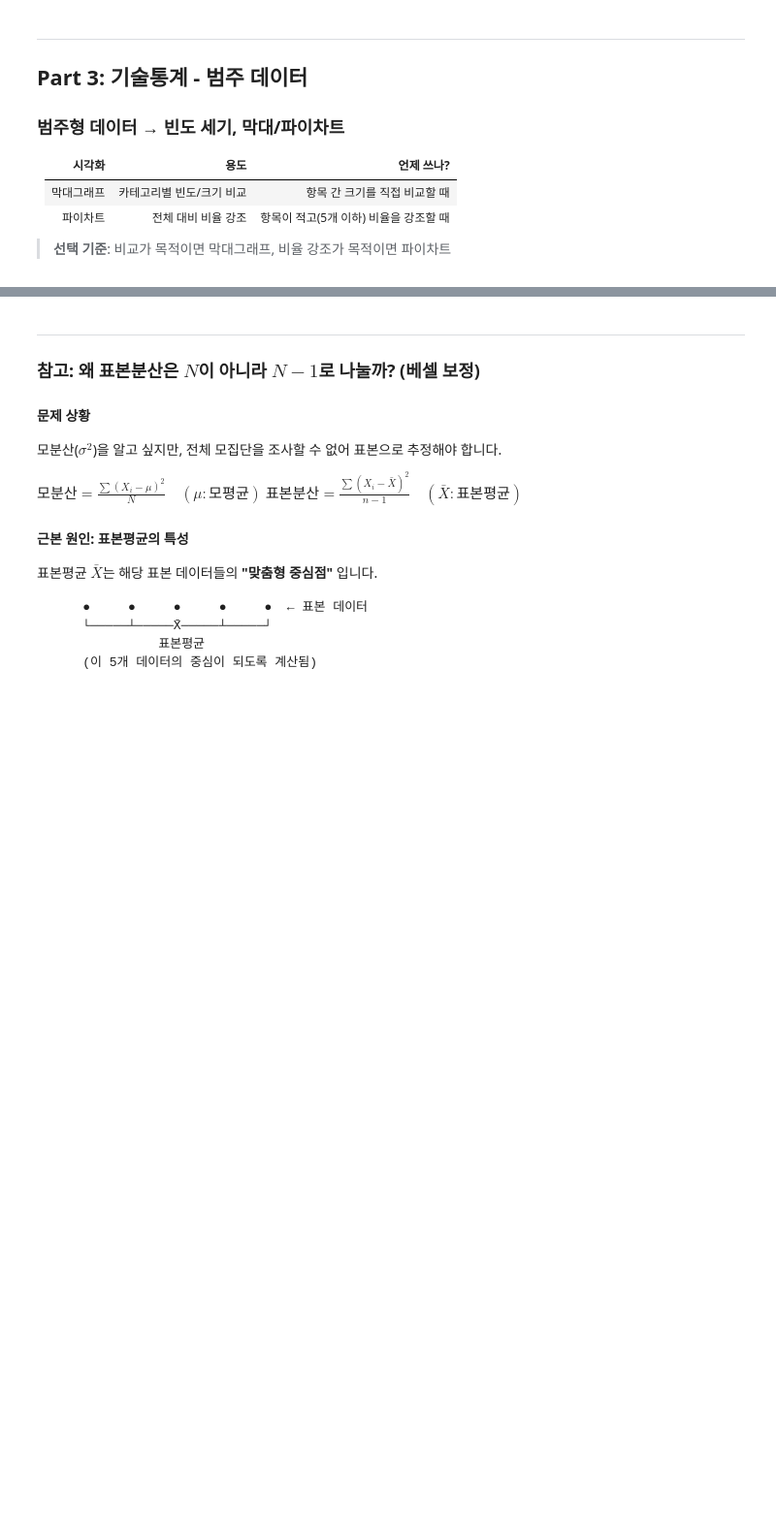
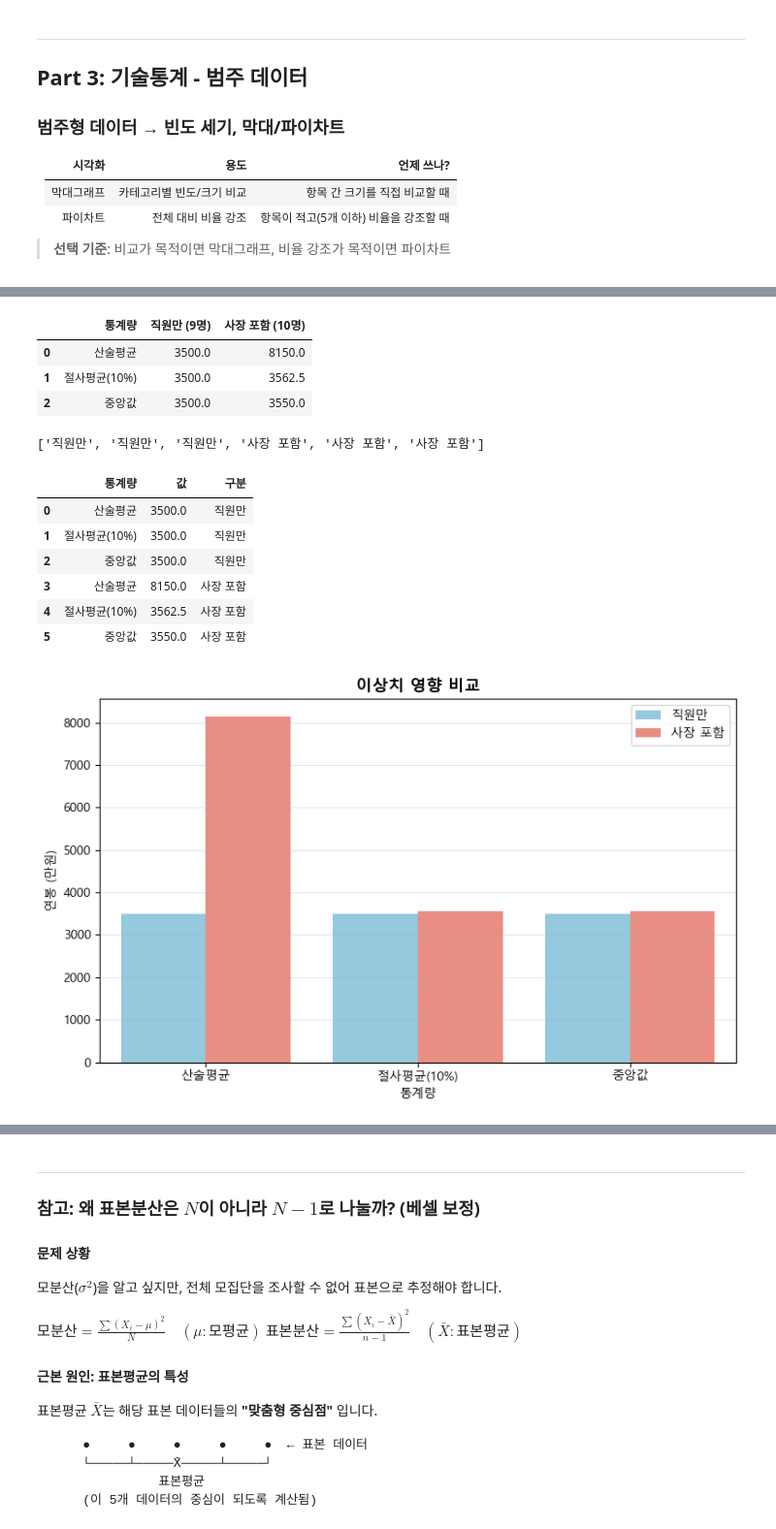
Before and after one commit to SeolMuah/statistics-practice-python, a Jupyter notebook: practice_01.ipynb, the cells around one changed output, grey strips where cells are left out. Shown at 97% size. Cells and saved outputs as stored; diff of their text form; code cells hidden in the pictures; blank space fills up the shorter version.

```diff
--- a/practice_01.ipynb
+++ b/practice_01.ipynb
@@ -278,3 +443,15 @@ employees = pd.Series([3000, 3200, 3300, 3400, 3500, 3600, 3700, 3800, 4000])
 
 # 사장 포함 (5억 = 50000만원)
 with_ceo = pd.concat([employees, pd.Series([50000])], ignore_index=True)
+
+comparison = pd.DataFrame({
+    '통계량':['산술평균', '절사평균(10%)', '중앙값'],
+    '직원만 (9명)' : [employees.mean(), stats.trim_mean(employees, 0.1), employees.median()],
+    '사장 포함 (10명)' : [with_ceo.mean(), stats.trim_mean(with_ceo, 0.1), with_ceo.median()],
+})
+display(comparison)
+# %% [output]
+|  | 통계량 | 직원만 (9명) | 사장 포함 (10명) |
+| 0 | 산술평균 | 3500.0 | 8150.0 |
+| 1 | 절사평균(10%) | 3500.0 | 3562.5 |
+| 2 | 중앙값 | 3500.0 | 3550.0 |
@@ -283,3 +458,38 @@ with_ceo = pd.concat([employees, pd.Series([50000])], ignore_index=True)
+# %%
+['산술평균', '절사평균(10%)', '중앙값'] * 2
+['원우'] * 10
+['직원만'] * 3 + ['사장 포함'] * 3
+# %% [output]
+['직원만', '직원만', '직원만', '사장 포함', '사장 포함', '사장 포함']
+# %%
+# 비교 막대그래프
+fig, ax = plt.subplots(figsize=(8, 5))
+
+compare_df = pd.DataFrame({
+    '통계량': ['산술평균', '절사평균(10%)', '중앙값'] * 2,
+    '값': [employees.mean(), stats.trim_mean(employees, 0.10), employees.median(),
+           with_ceo.mean(), stats.trim_mean(with_ceo, 0.10), with_ceo.median()],
+    '구분': ['직원만'] * 3 + ['사장 포함'] * 3
+})
+display(compare_df) #값 확인
+
+sns.barplot(data=compare_df, x='통계량', y='값', hue='구분', palette=['skyblue', 'salmon'], ax=ax)
+ax.set_title('이상치 영향 비교', fontsize=13, fontweight='bold')
+ax.set_ylabel('연봉 (만원)')
+ax.legend(title='')
+ax.grid(True, alpha=0.3, axis='y')
+
+plt.tight_layout()
+plt.show()
+# %% [output]
+|  | 통계량 | 값 | 구분 |
+| 0 | 산술평균 | 3500.0 | 직원만 |
+| 1 | 절사평균(10%) | 3500.0 | 직원만 |
+| 2 | 중앙값 | 3500.0 | 직원만 |
+| 3 | 산술평균 | 8150.0 | 사장 포함 |
+| 4 | 절사평균(10%) | 3562.5 | 사장 포함 |
+| 5 | 중앙값 | 3550.0 | 사장 포함 |
+[figure, added]
 # %% [markdown]
 ---
 
```
Also changed, not shown: parts of 19 cells of this notebook, 1 other file.
